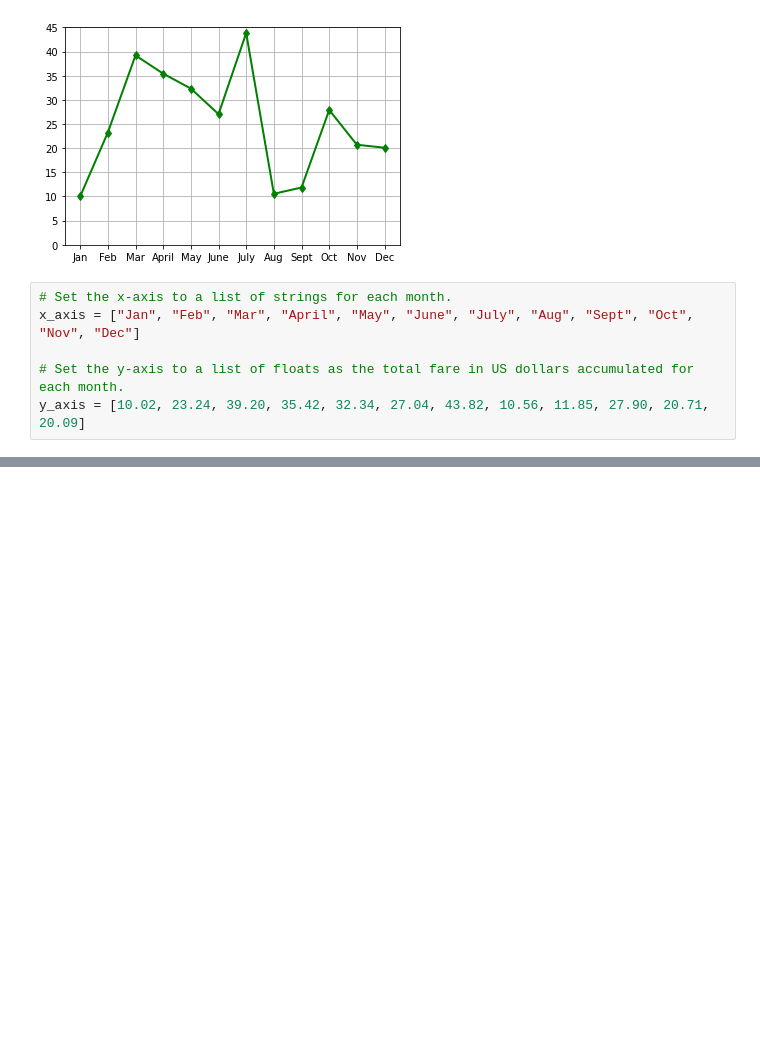
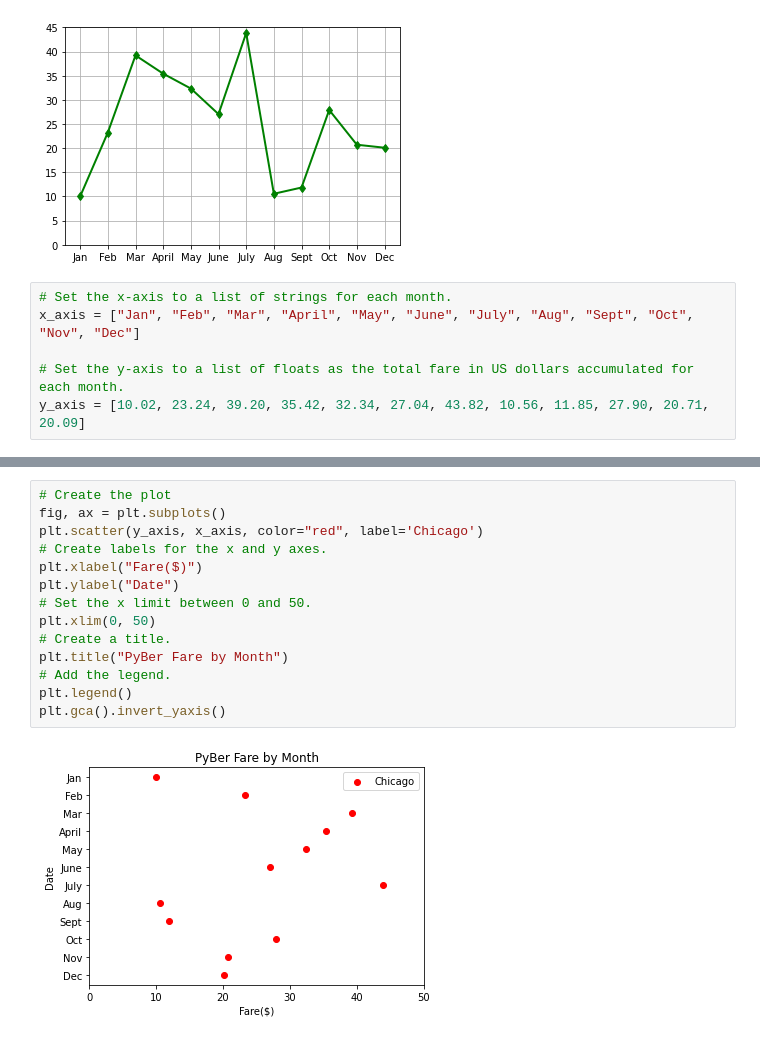
Before and after one commit to launica2303/PyBer_Analysis, a Jupyter notebook: matplotlib_practice.ipynb, the cells around one changed output, grey strips where cells are left out. Saved outputs shown, nothing was run; the diff lists cells and outputs as text; blank space fills up the shorter version.

```diff
--- a/matplotlib_practice.ipynb
+++ b/matplotlib_practice.ipynb
@@ -191,0 +208,16 @@ plt.gca().invert_yaxis()
+# %%
+# Create the plot
+fig, ax = plt.subplots()
+plt.scatter(y_axis, x_axis, color="red", label='Chicago')
+# Create labels for the x and y axes.
+plt.xlabel("Fare($)")
+plt.ylabel("Date")
+# Set the x limit between 0 and 50.
+plt.xlim(0, 50)
+# Create a title.
+plt.title("PyBer Fare by Month")
+# Add the legend.
+plt.legend()
+plt.gca().invert_yaxis()
+# %% [output]
+[figure, added]
```
Also changed, not shown: parts of 33 cells of this notebook.
